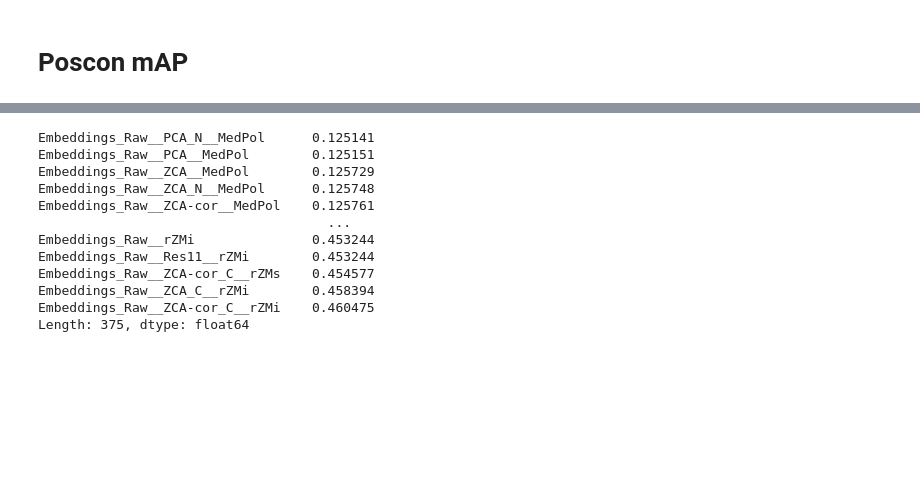
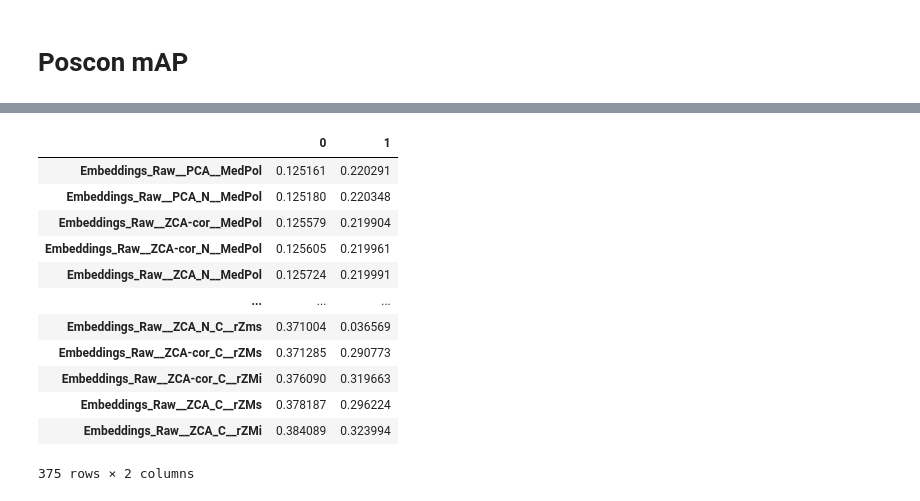
Before and after one commit to mxfly14/phenoseeker, a Jupyter notebook: notebooks/fig_1.ipynb, the cells around one changed output, grey strips where cells are left out. Saved outputs shown, nothing was run; the diff lists cells and outputs as text; code cells hidden in the pictures; blank space fills up the shorter version.

```diff
--- a/notebooks/fig_1.ipynb
+++ b/notebooks/fig_1.ipynb
@@ -148,16 +102 @@ def plot_curve_comparison(encoders_dict):
     plt.show()
-# %%
-preprocess(path_poscon_openphenom).sort_values()
-# %% [output]
-Embeddings_Raw__PCA_N__MedPol      0.125141
-Embeddings_Raw__PCA__MedPol        0.125151
-Embeddings_Raw__ZCA__MedPol        0.125729
-Embeddings_Raw__ZCA_N__MedPol      0.125748
-Embeddings_Raw__ZCA-cor__MedPol    0.125761
-                                     ...
-Embeddings_Raw__rZMi               0.453244
-Embeddings_Raw__Res11__rZMi        0.453244
-Embeddings_Raw__ZCA-cor_C__rZMs    0.454577
-Embeddings_Raw__ZCA_C__rZMi        0.458394
-Embeddings_Raw__ZCA-cor_C__rZMi    0.460475
-Length: 375, dtype: float64
@@ -166,0 +107,18 @@ all_encoder = {'Dinov2_g': [preprocess(path_plates_dinov2_g), preprocess(path_po
+# %%
+df = pd.concat([preprocess(path_poscon_chada), preprocess(path_plates_chada)], axis=1)
+# %%
+df.sort_values(by=0)
+# %% [output]
+|  | 0 | 1 |
+| Embeddings_Raw__PCA__MedPol | 0.125161 | 0.220291 |
+| Embeddings_Raw__PCA_N__MedPol | 0.125180 | 0.220348 |
+| Embeddings_Raw__ZCA-cor__MedPol | 0.125579 | 0.219904 |
+| Embeddings_Raw__ZCA-cor_N__MedPol | 0.125605 | 0.219961 |
+| Embeddings_Raw__ZCA_N__MedPol | 0.125724 | 0.219991 |
+| ... | ... | ... |
+| Embeddings_Raw__ZCA_N_C__rZms | 0.371004 | 0.036569 |
+| Embeddings_Raw__ZCA-cor_C__rZMs | 0.371285 | 0.290773 |
+| Embeddings_Raw__ZCA-cor_C__rZMi | 0.376090 | 0.319663 |
+| Embeddings_Raw__ZCA_C__rZMs | 0.378187 | 0.296224 |
+| Embeddings_Raw__ZCA_C__rZMi | 0.384089 | 0.323994 |
+375 rows × 2 columns
```
Also changed, not shown: parts of 16 cells of this notebook, 2 other files.
